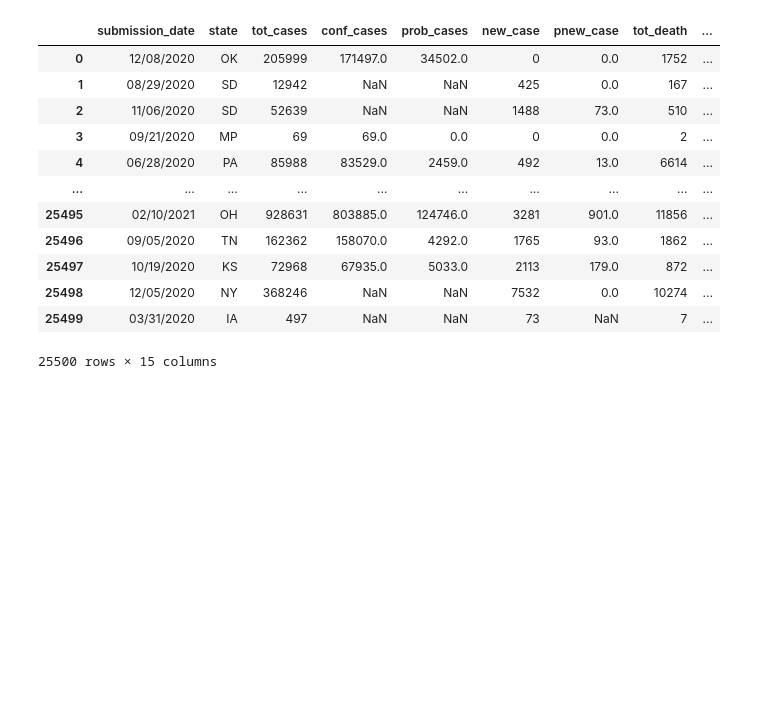
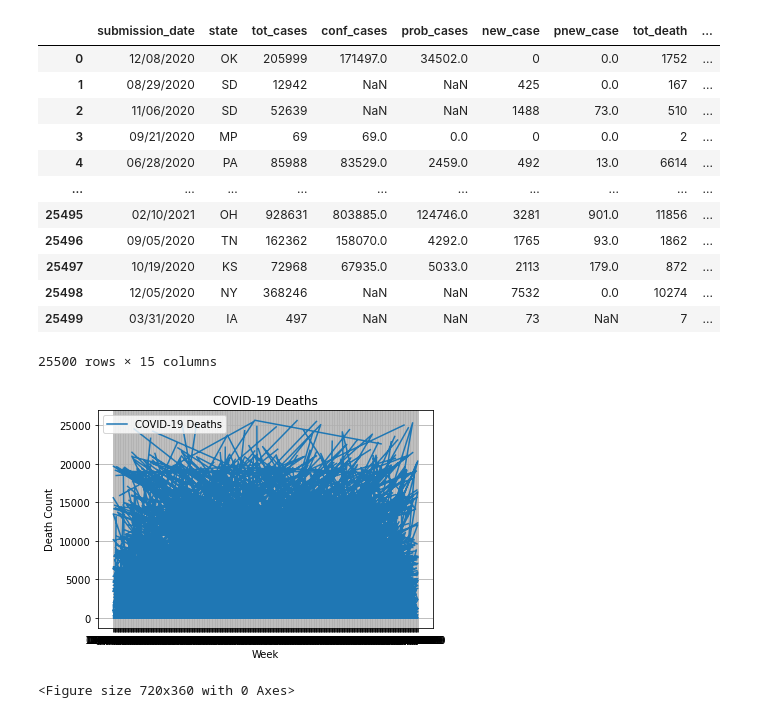
Before and after one commit to erickzli/IS597-COVID-Project, a Jupyter notebook: Kerstin's Folder/Clean Data- US Cases and Deaths by State Over Time.ipynb, the cells around one changed output. Cells and saved outputs as stored; diff of their text form; code cells hidden in the pictures; blank space fills up the shorter version.

```diff
--- a/Kerstin's Folder/Clean Data- US Cases and Deaths by State Over Time.ipynb
+++ b/Kerstin's Folder/Clean Data- US Cases and Deaths by State Over Time.ipynb
@@ -192,3 +192,19 @@ df
 | 25498 | 12/05/2020 | NY | 368246 | NaN | NaN | 7532 | 0.0 | 10274 | ... |
 | 25499 | 03/31/2020 | IA | 497 | NaN | NaN | 73 | NaN | 7 | ... |
 25500 rows × 15 columns
+# %%
+plt.plot(df['submission_date'], df['conf_death'], label = 'COVID-19 Deaths')
+#plt.plot(df['End Date'], df['Pneumonia Deaths'], marker = 'o', label = 'Pneumonia Deaths')
+#plt.plot(df['End Date'], df['Influenza Deaths'], marker = 'o', label = 'Influenza Deaths')
+plt.xlabel('Week')
+plt.ylabel('Death Count')
+plt.title('COVID-19 Deaths')
+plt.grid(True)
+plt.legend()
+plt.figure(figsize = (10, 5))
+
+#plt.savefig('IL_unemployment_comparison_2019-2020.png', dpi=300, bbox_inches='tight')
+plt.show()
+# %% [output]
+[figure, added]
+<Figure size 720x360 with 0 Axes>
```
Also changed, not shown: 1 other file.
